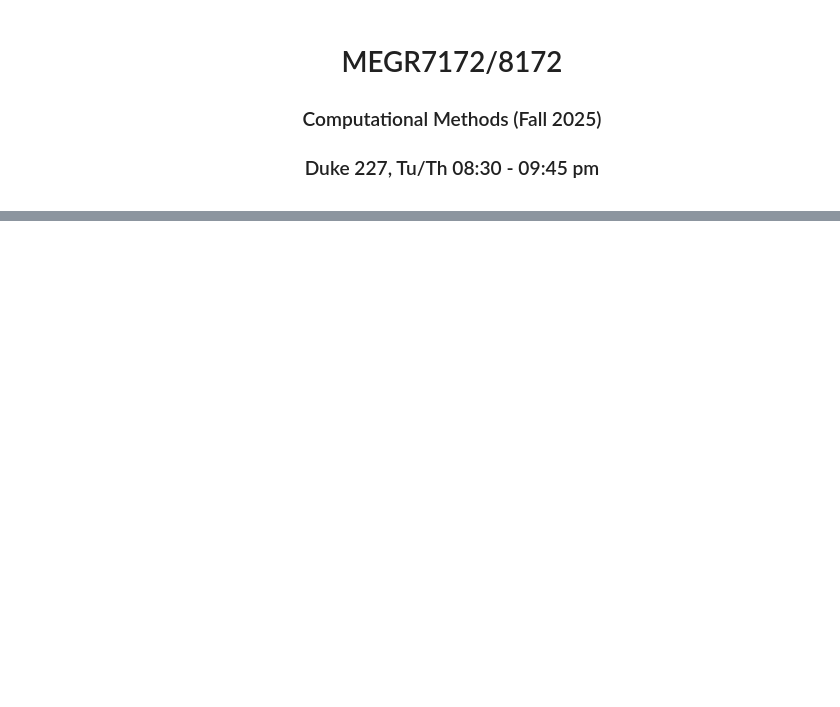
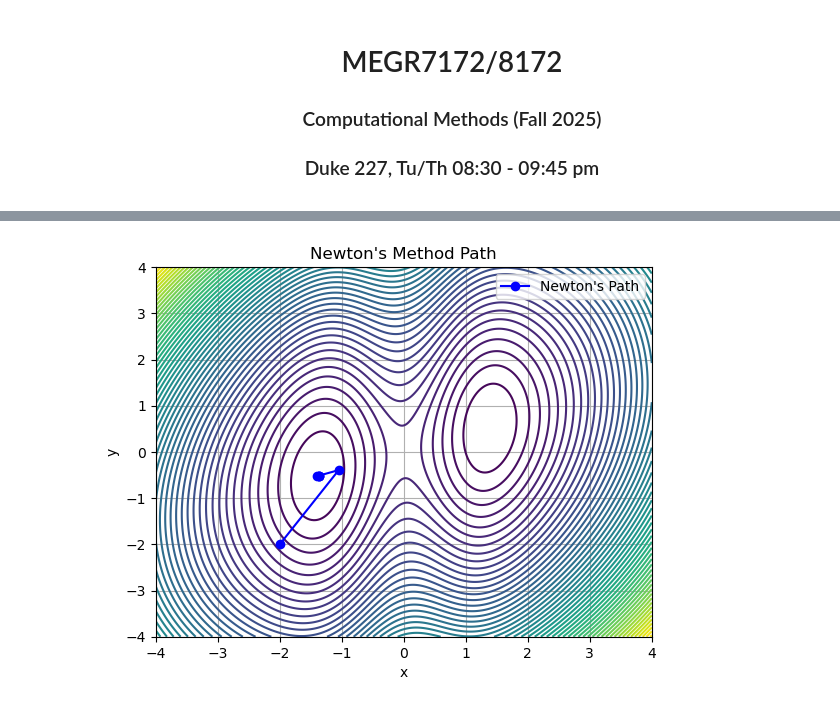
Before and after one commit to MaterSim/ComputationalMethods, a Jupyter notebook: Lectures/Lec_13_quasi_newton.ipynb, the cells around one changed output, grey strips where cells are left out. Cells and saved outputs as stored; diff of their text form; code cells hidden in the pictures; blank space fills up the shorter version.

```diff
--- a/Lectures/Lec_13_quasi_newton.ipynb
+++ b/Lectures/Lec_13_quasi_newton.ipynb
@@ -96,14 +49,0 @@ def minimize(f,x0, N=1000):
-# %%
-[x0, y0] = init(x_min, x_max, y_min, y_max)
-converged, x_hist, f_min = minimize(f2, [x0,y0])
-x,y = np.meshgrid(nx,ny)
-z = f2([x, y])
-fig = plt.figure()
-levels = np.arange(np.min(z), np.max(z), 0.3)
-plt.contour(x,y,z, levels=levels)
-
-plt.plot(x_hist[:,0], x_hist[:,1], 'ro-')
-plt.show()
-print(f'f_min: {f_min:10.6f} with {len(x_hist):3d} iterations')
-print(x_hist[0], f2(x_hist[0]))
-print(x_hist[-1], f2(x_hist[-1]))
@@ -197,0 +62,70 @@ Optimization terminated successfully.
+# %%
+def hessian2(f, x, h=1e-5):
+    """
+    Approximate the Hessian matrix of f at x using central differences.
+    """
+    x = np.asarray(x, dtype=float)
+    n = x.size
+    hess = np.zeros((n, n))
+    # Vectorized Hessian approximation using central differences
+    idx = np.arange(n)
+    e = np.eye(n)
+    x_pp = x + h * e[:, None] + h * e[None, :]
+    x_pm = x + h * e[:, None] - h * e[None, :]
+    x_mp = x - h * e[:, None] + h * e[None, :]
+    x_mm = x - h * e[:, None] - h * e[None, :]
+    # Evaluate f at all required points
+    f_pp = np.array([[f(x_pp[i, j]) for j in range(n)] for i in range(n)])
+    f_pm = np.array([[f(x_pm[i, j]) for j in range(n)] for i in range(n)])
+    f_mp = np.array([[f(x_mp[i, j]) for j in range(n)] for i in range(n)])
+    f_mm = np.array([[f(x_mm[i, j]) for j in range(n)] for i in range(n)])
+    hess = (f_pp - f_pm - f_mp + f_mm) / (4 * h**2)
+    return hess
+
+def derivative2(f, x, h=1e-5):
+    """
+    Approximate the gradient of f at x using central differences (vectorized).
+    """
+    x = np.asarray(x, dtype=float)
+    n = x.size
+    e = np.eye(n)
+    f_ph = np.array([f(x + h * e[i]) for i in range(n)])
+    f_mh = np.array([f(x - h * e[i]) for i in range(n)])
+    grad = (f_ph - f_mh) / (2 * h)
+    return grad
+
+def newton(f, x0, tol=1e-6, N=100):
+    """
+    Newton's method for multivariate optimization.
+    """
+    x_now = np.array(x0, dtype=float)
+    x_hist = [x_now.copy()]
+    for i in range(N):
+        grad = derivative2(f, x_now)
+        hess = hessian2(f, x_now)
+        try:
+            step = np.linalg.solve(hess, grad)
+        except np.linalg.LinAlgError:
+            # Hessian is singular, fallback to gradient step
+            step = grad
+        x_next = x_now - step
+        x_hist.append(x_next.copy())
+        if np.linalg.norm(x_next - x_now) < tol:
+            break
+        x_now = x_next
+    return np.array(x_hist), f(x_now)
+
+# Run Newton's method and plot the path on the contour
+z = f2([x, y])
+x0, y0 = -2, -2
+x_hist_newton, f_min_newton = newton(f2, [x0, y0])
+plt.contour(x, y, z, levels=levels)
+plt.plot(x_hist_newton[:, 0], x_hist_newton[:, 1], marker='o', color='blue', label="Newton's Path")
+plt.title("Newton's Method Path")
+plt.xlabel('x')
+plt.ylabel('y')
+plt.legend()
+plt.grid()
+plt.show()
+# %% [output]
+[figure, added]
```
Also changed, not shown: parts of 14 cells of this notebook.
